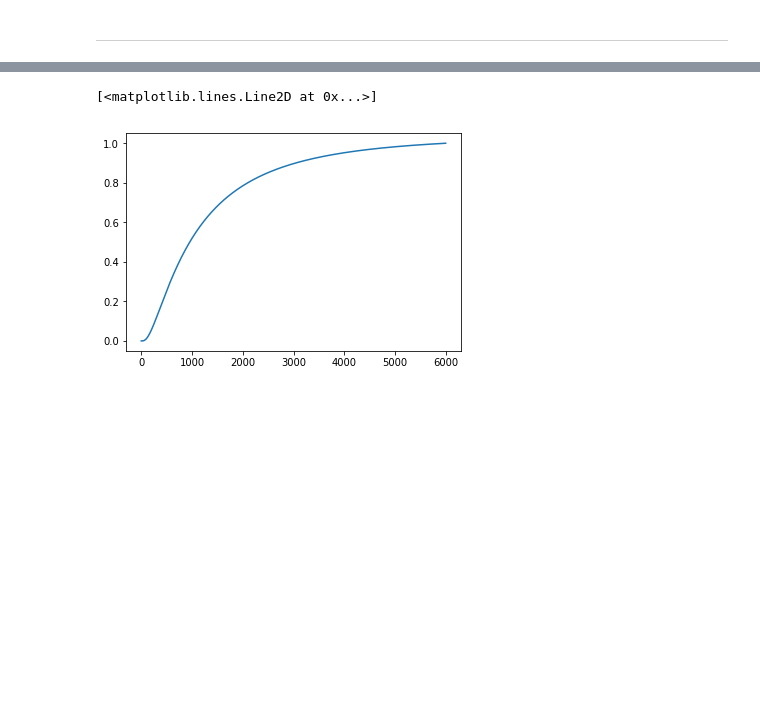
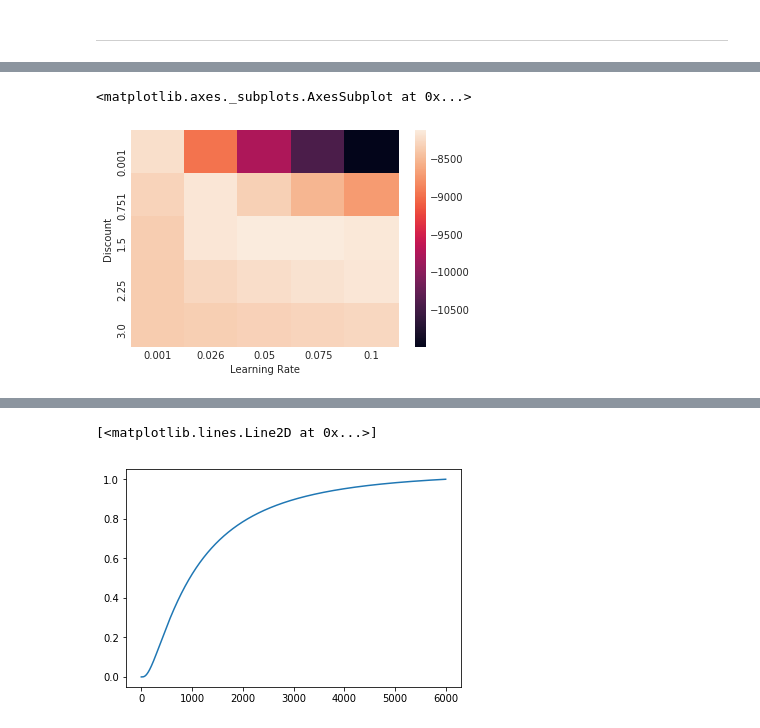
Before and after one commit to EstevaoUyra/spikelearn, a Jupyter notebook: notebooks/exploration/Bayesian rat.ipynb, the cells around one changed output, grey strips where cells are left out. Saved outputs shown, nothing was run; the diff lists cells and outputs as text; code cells hidden in the pictures; blank space fills up the shorter version.

```diff
--- a/notebooks/exploration/Bayesian rat.ipynb
+++ b/notebooks/exploration/Bayesian rat.ipynb
@@ -169,0 +194,17 @@ import seaborn as sns
+# %%
+%%time
+behav = io.load('DRRD 7', 'behavior')
+discounts = np.linspace(1e-3,3,5).round(3)
+lrates = np.linspace(1e-3,.1,5).round(3)
+
+logL = np.full((len(discounts),len(lrates)), np.nan)
+pbar = lambda x: tqdm(x, total=len(discounts)*len(lrates))
+
+for (i, discount), (j, learning_rate) in pbar(product(enumerate(discounts), enumerate(lrates))):
+    bm = BayesianRat(responses=list(behav.duration.values), learning_rate=learning_rate, discounting=discount)
+    task = DRRD(1.5)
+    task.play(bm)
+    logL[i,j] = bm.model_logL_
+    del(bm)
+
+logL = pd.DataFrame(logL, index=pd.Index(discounts, name='Discount'), columns=pd.Index(lrates, name='Learning Rate'))
@@ -169,0 +214,5 @@ import seaborn as sns
+# %%
+sns.heatmap(logL)
+# %% [output]
+<matplotlib.axes._subplots.AxesSubplot at 0x...>
+[figure, added]
```
Also changed, not shown: parts of 16 cells of this notebook, 3 other files.
